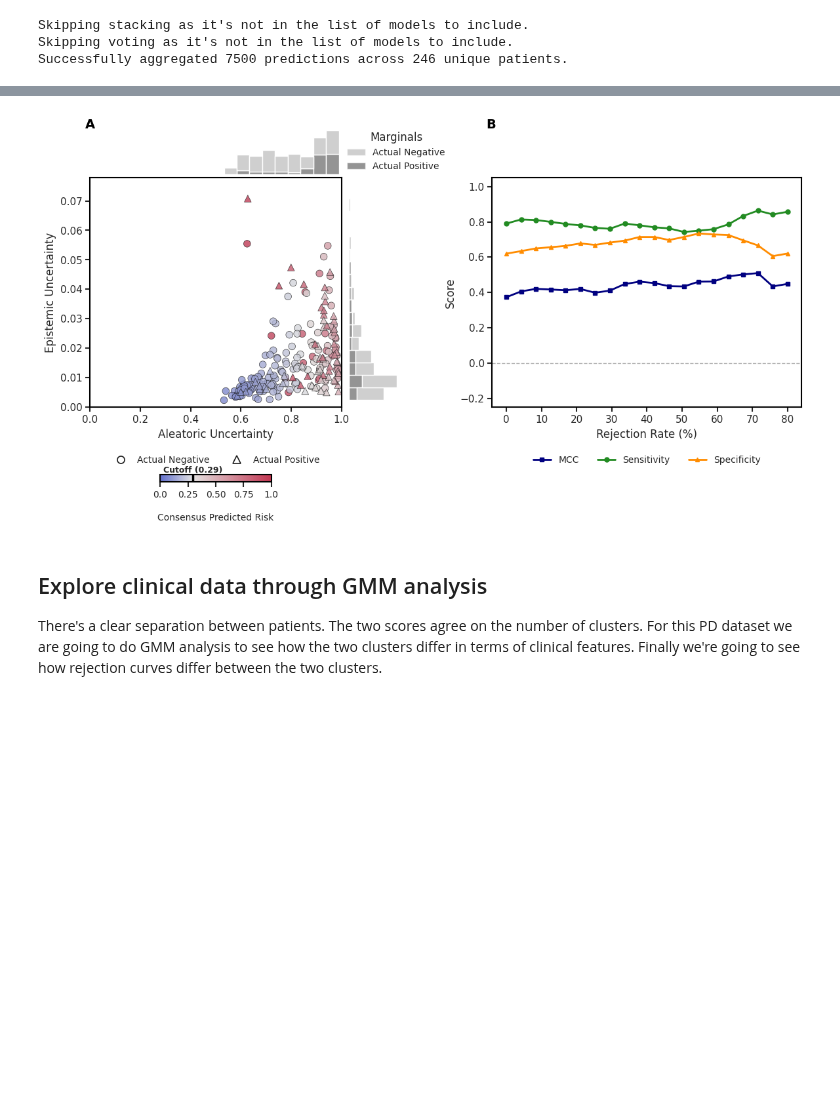
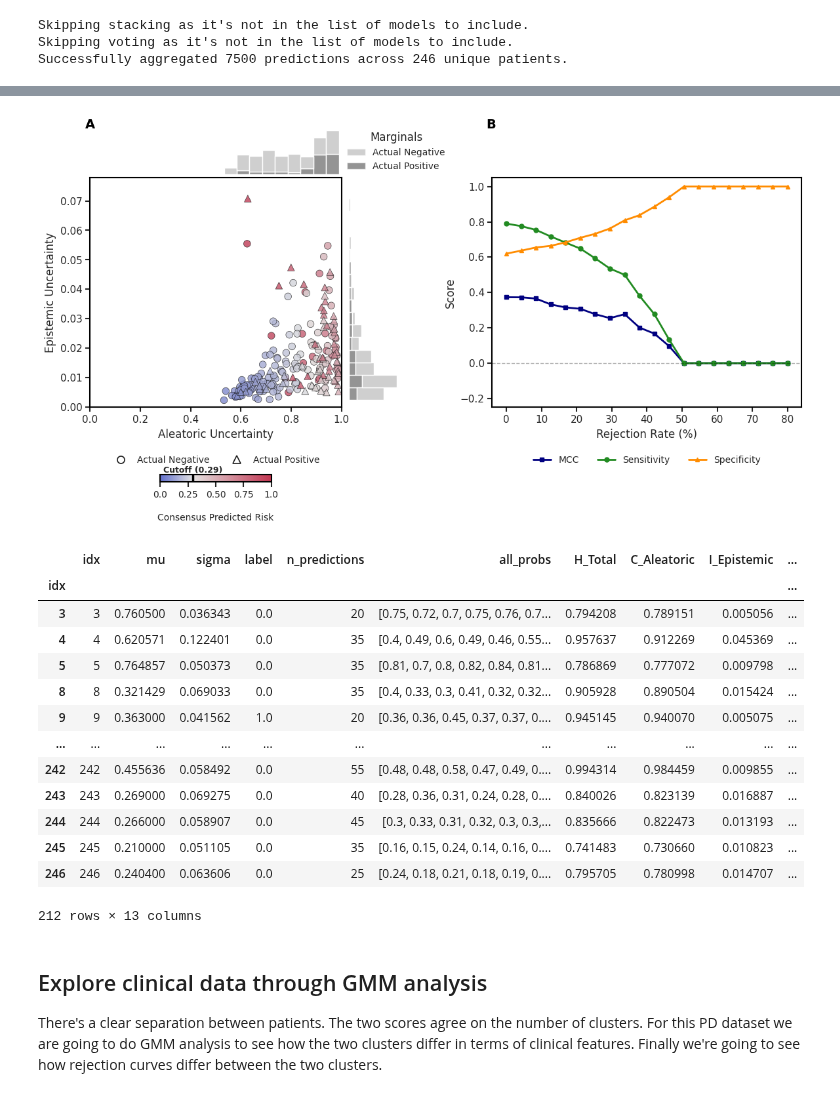
Before and after one commit to endrwalter/uncertainty_ml, a Jupyter notebook: code_rejection_analysis/main_pd.ipynb, the cells around one changed output, grey strips where cells are left out. Saved outputs shown, nothing was run; the diff lists cells and outputs as text; code cells hidden in the pictures; blank space fills up the shorter version.

Commit message:
uncertanty analysis and rejection v2

```diff
--- a/code_rejection_analysis/main_pd.ipynb
+++ b/code_rejection_analysis/main_pd.ipynb
@@ -97,9 +102,26 @@ uncertainty_results
 from lib.plots import plot_combined_uncertainty_analysis_v2
 
 
-plot_combined_uncertainty_analysis_v2(patients_stats_filtered, all_patients_non_active['FutureDyskinesia'], uncertainty_type='H_Tau')
+plot_combined_uncertainty_analysis_v2(patients_stats_filtered, all_patients_non_active['FutureDyskinesia'], uncertainty_type='imbalance_aware_uncertainty')
 # %% [output]
-[figure, old version]
+[figure, new version]
+# %%
+patients_stats_filtered
+# %% [output]
+|  | idx | mu | sigma | label | n_predictions | all_probs | H_Total | C_Aleatoric | I_Epistemic | ... |
+| idx |  |  |  |  |  |  |  |  |  | ... |
+| 3 | 3 | 0.760500 | 0.036343 | 0.0 | 20 | [0.75, 0.72, 0.7, 0.75, 0.76, 0.7... | 0.794208 | 0.789151 | 0.005056 | ... |
+| 4 | 4 | 0.620571 | 0.122401 | 0.0 | 35 | [0.4, 0.49, 0.6, 0.49, 0.46, 0.55... | 0.957637 | 0.912269 | 0.045369 | ... |
+| 5 | 5 | 0.764857 | 0.050373 | 0.0 | 35 | [0.81, 0.7, 0.8, 0.82, 0.84, 0.81... | 0.786869 | 0.777072 | 0.009798 | ... |
+| 8 | 8 | 0.321429 | 0.069033 | 0.0 | 35 | [0.4, 0.33, 0.3, 0.41, 0.32, 0.32... | 0.905928 | 0.890504 | 0.015424 | ... |
+| 9 | 9 | 0.363000 | 0.041562 | 1.0 | 20 | [0.36, 0.36, 0.45, 0.37, 0.37, 0.... | 0.945145 | 0.940070 | 0.005075 | ... |
+| ... | ... | ... | ... | ... | ... | ... | ... | ... | ... | ... |
+| 242 | 242 | 0.455636 | 0.058492 | 0.0 | 55 | [0.48, 0.48, 0.58, 0.47, 0.49, 0.... | 0.994314 | 0.984459 | 0.009855 | ... |
+| 243 | 243 | 0.269000 | 0.069275 | 0.0 | 40 | [0.28, 0.36, 0.31, 0.24, 0.28, 0.... | 0.840026 | 0.823139 | 0.016887 | ... |
+| 244 | 244 | 0.266000 | 0.058907 | 0.0 | 45 | [0.3, 0.33, 0.31, 0.32, 0.3, 0.3,... | 0.835666 | 0.822473 | 0.013193 | ... |
+| 245 | 245 | 0.210000 | 0.051105 | 0.0 | 35 | [0.16, 0.15, 0.24, 0.14, 0.16, 0.... | 0.741483 | 0.730660 | 0.010823 | ... |
+| 246 | 246 | 0.240400 | 0.063606 | 0.0 | 25 | [0.24, 0.18, 0.21, 0.18, 0.19, 0.... | 0.795705 | 0.780998 | 0.014707 | ... |
+212 rows × 13 columns
 # %% [markdown]
 ## Explore clinical data through GMM analysis
 There's a clear separation between patients. The two scores agree on the number of clusters. For this PD dataset we are going to do GMM analysis to see how the two clusters differ in terms of clinical features. Finally we're going to see how rejection curves differ between the two clusters.
```
Also changed, not shown: parts of 4 cells of this notebook, 7 other files.
